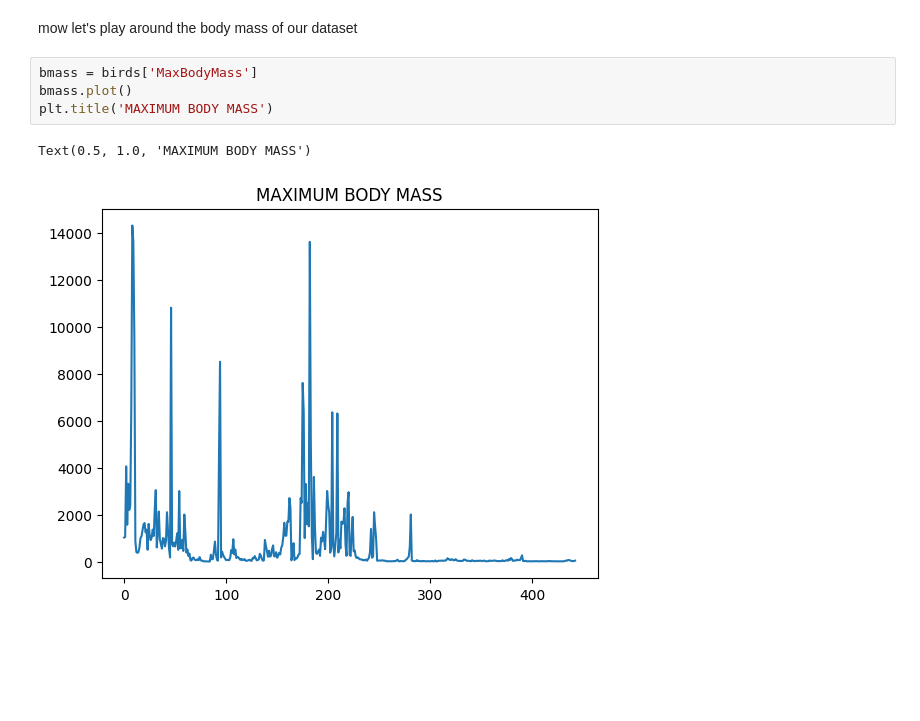
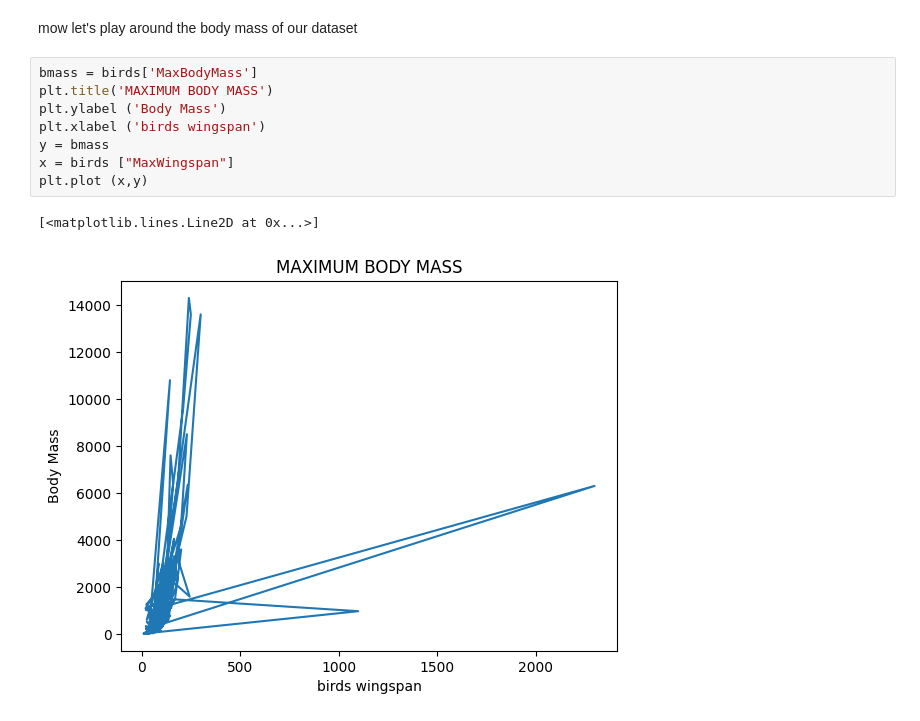
Before and after one commit to DataScienceAbubakar/Data-Science-Assignment, a Jupyter notebook: data_visualization/assignment.ipynb, the cells around one changed output. Saved outputs shown, nothing was run; the diff lists cells and outputs as text; blank space fills up the shorter version.

Commit message:
adding more visualization

```diff
--- a/data_visualization/assignment.ipynb
+++ b/data_visualization/assignment.ipynb
@@ -110,8 +112,12 @@ plt.show()
 mow let's play around the body mass of our dataset
 # %%
 bmass = birds['MaxBodyMass']
-bmass.plot()
 plt.title('MAXIMUM BODY MASS')
+plt.ylabel ('Body Mass')
+plt.xlabel ('birds wingspan')
+y = bmass
+x = birds ["MaxWingspan"]
+plt.plot (x,y)
 # %% [output]
-Text(0.5, 1.0, 'MAXIMUM BODY MASS')
+[<matplotlib.lines.Line2D at 0x...>]
-[figure, old version]
+[figure, new version]
```
Also changed, not shown: parts of 2 cells of this notebook.
